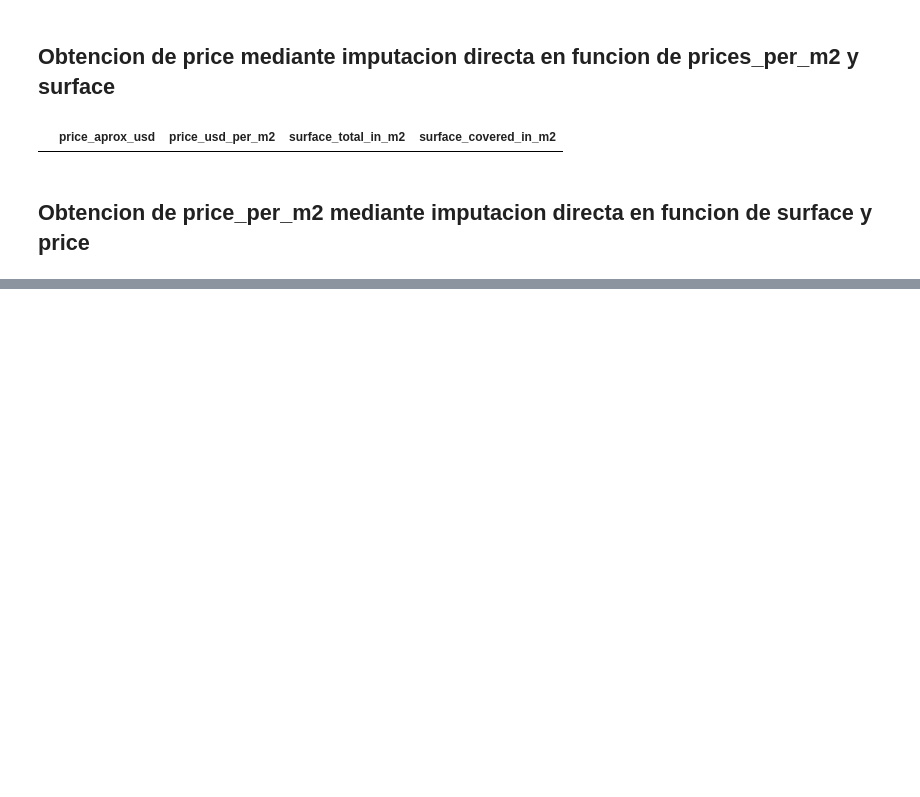
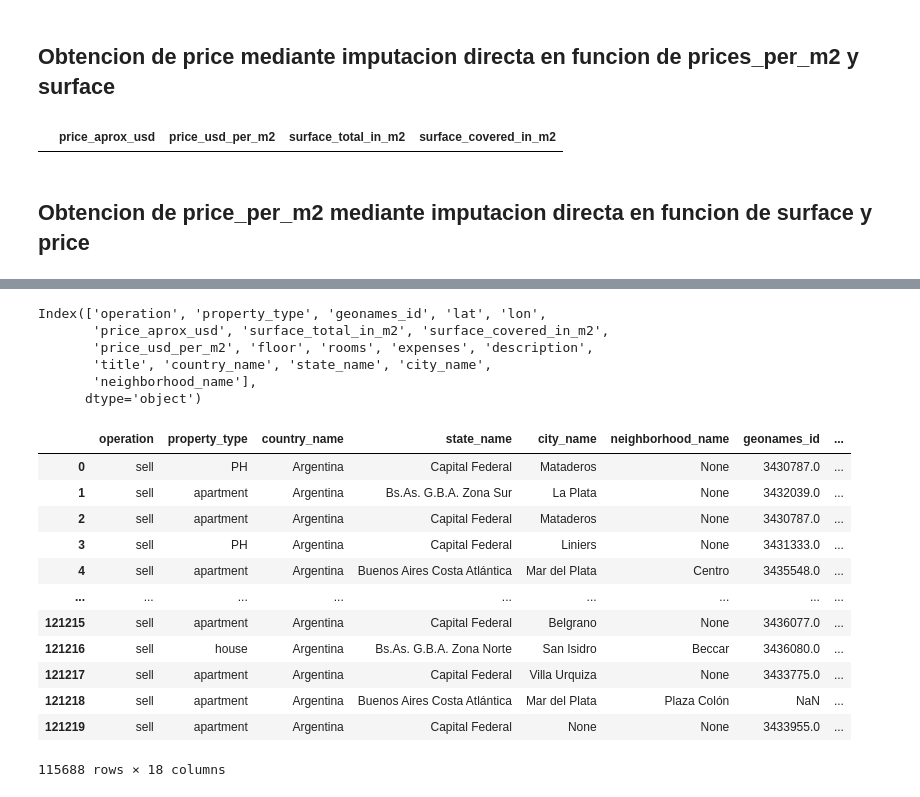
Before and after one commit to BenkosT/TP_Limpieza, a Jupyter notebook: Notebooks/Limpieza.ipynb, the cells around one changed output, grey strips where cells are left out. Drawn from its saved outputs; the diff is of its cells as text; code cells hidden in the pictures; blank space fills up the shorter version.

Commit message:
Desagregado de columna place_with_parent_names y reemplazo por las columnas place_name, country_name y state_name

```diff
--- a/Notebooks/Limpieza.ipynb
+++ b/Notebooks/Limpieza.ipynb
@@ -1170,0 +1210,8 @@ array(['sell'], dtype=object)
+# %%
+# Transformo todas las cadenas vacias en city a nulos
+data_city_name_empty = data_place_with_parent_names[data_place_with_parent_names.city_name==""]
+data_place_with_parent_names.loc[data_city_name_empty.index,"city_name"] = None
+# %%
+# Transformo todas las cadenas vacias en city_name a nulos
+data_neighborhood_name_empty = data_place_with_parent_names[data_place_with_parent_names.neighborhood_name==""]
+data_place_with_parent_names.loc[data_neighborhood_name_empty.index,"neighborhood_name"] = None
@@ -1170,0 +1234,35 @@ array(['sell'], dtype=object)
+# %%
+#Elimino en data las columnas que voy a reemplazar
+data = data.drop(["place_name","place_with_parent_names","country_name","state_name"], axis=1)
+# %%
+# Concateno data con data_place_with_parent_names. Lo realizamos con concat ya que
+data = pd.concat([data, data_place_with_parent_names], axis=1)
+data.columns
+# %% [output]
+Index(['operation', 'property_type', 'geonames_id', 'lat', 'lon',
+       'price_aprox_usd', 'surface_total_in_m2', 'surface_covered_in_m2',
+       'price_usd_per_m2', 'floor', 'rooms', 'expenses', 'description',
+       'title', 'country_name', 'state_name', 'city_name',
+       'neighborhood_name'],
+      dtype='object')
+# %%
+#Reordeno las columnas para que queden en el orden original
+data= data[['operation', 'property_type','country_name', 'state_name', 'city_name',
+            'neighborhood_name', 'geonames_id', 'lat', 'lon','price_aprox_usd',
+            'surface_total_in_m2', 'surface_covered_in_m2',
+       'price_usd_per_m2', 'floor', 'rooms', 'expenses', 'description',
+       'title',]]
+# %% [output]
+|  | operation | property_type | country_name | state_name | city_name | neighborhood_name | geonames_id | ... |
+| 0 | sell | PH | Argentina | Capital Federal | Mataderos | None | 3430787.0 | ... |
+| 1 | sell | apartment | Argentina | Bs.As. G.B.A. Zona Sur | La Plata | None | 3432039.0 | ... |
+| 2 | sell | apartment | Argentina | Capital Federal | Mataderos | None | 3430787.0 | ... |
+| 3 | sell | PH | Argentina | Capital Federal | Liniers | None | 3431333.0 | ... |
+| 4 | sell | apartment | Argentina | Buenos Aires Costa Atlántica | Mar del Plata | Centro | 3435548.0 | ... |
+| ... | ... | ... | ... | ... | ... | ... | ... | ... |
+| 121215 | sell | apartment | Argentina | Capital Federal | Belgrano | None | 3436077.0 | ... |
+| 121216 | sell | house | Argentina | Bs.As. G.B.A. Zona Norte | San Isidro | Beccar | 3436080.0 | ... |
+| 121217 | sell | apartment | Argentina | Capital Federal | Villa Urquiza | None | 3433775.0 | ... |
+| 121218 | sell | apartment | Argentina | Buenos Aires Costa Atlántica | Mar del Plata | Plaza Colón | NaN | ... |
+| 121219 | sell | apartment | Argentina | Capital Federal | None | None | 3433955.0 | ... |
+115688 rows × 18 columns
```
Also changed, not shown: parts of 33 cells of this notebook.
